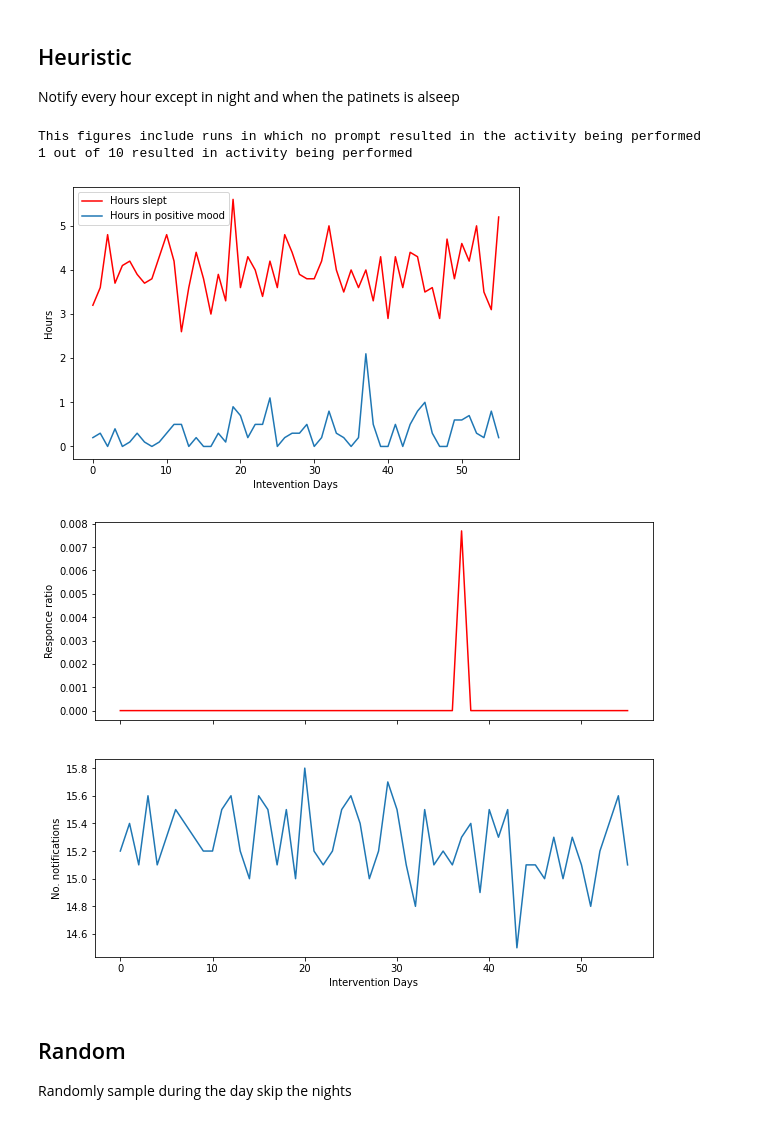
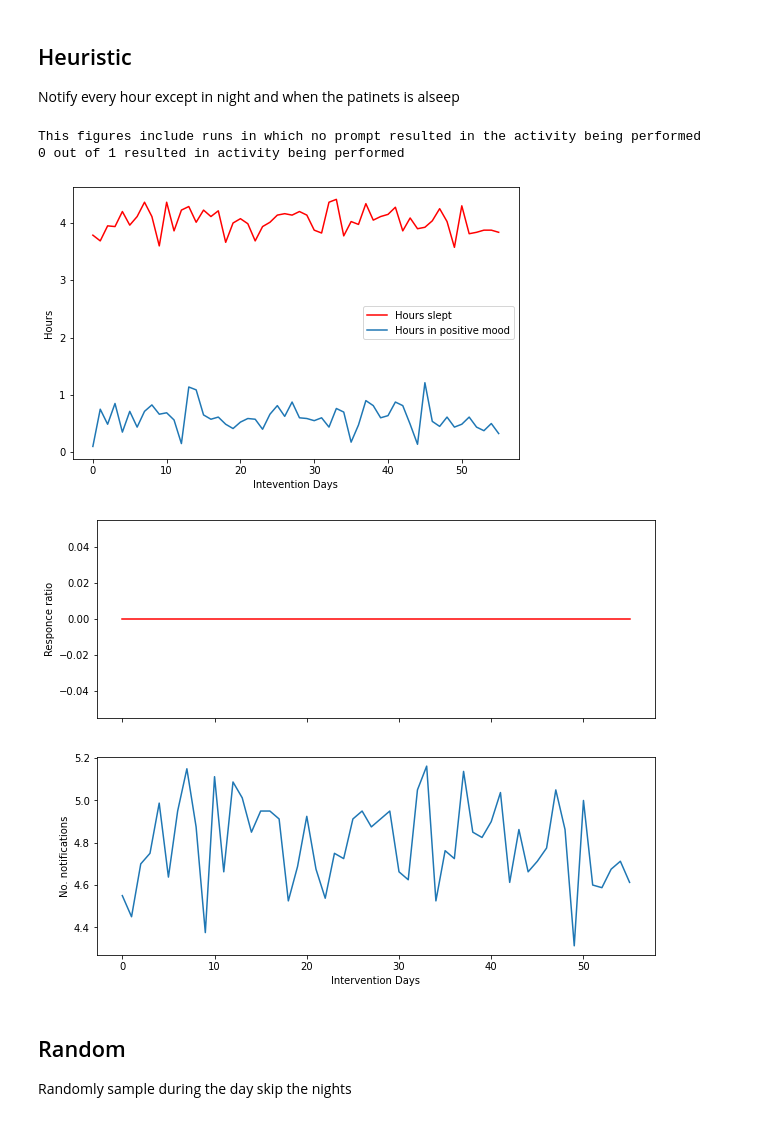
Before and after one commit to Antollo/capable-rl4vc, a Jupyter notebook: RLapproaches_comparison.ipynb, the cells around one changed output. Cells and saved outputs as stored; diff of their text form; code cells hidden in the pictures.

Commit message:
multi patient and multi decision version of the experiments

```diff
--- a/RLapproaches_comparison.ipynb
+++ b/RLapproaches_comparison.ipynb
@@ -37,3 +20,3 @@ time_preference_update_step= 9999999999999999 #very high e.g. 9999999999 to make
 # %%
 # 500 runs in the paper
-runs = 10
+runs = 1
@@ -39,0 +25,13 @@ runs = 10
+# %%
+num_p = 80 # number of patients
+# how patient vary
+v_prefered_activity = True
+v_motivation = True
+v_prefered_time = True
+
+
+#defauts
+behaviour_threshold=30
+prefered_activity =1
+motivated_by =2
+good_time = 0
@@ -40,4 +58,4 @@ runs = 10
 # %%
-results_directory = 'results'
+results_directory = 'results_varried_bt{}_n{}_a{}_m{}_t{}'.format(behaviour_threshold,num_p, v_prefered_activity, v_motivation, v_prefered_time )
 if not os.path.exists(results_directory):
     os.makedirs(results_directory)
@@ -125,23 +191,27 @@ Notify every hour except in night and when the patinets is alseep
 # %%
 def always_notify(env1, intervention_legth=eight_weeks):
 
-    action = [0,0,0,0]
+    actions = [[0,0,0,0] for e in range(len(env1.envs))]
     for i in  range(intervention_legth):
-
-        observation, reward, done, info = env1.step(action)
-        if observation[10] == 3 or observation[3] ==1:
-            action = [0,0,0,0]
-        else:
-            action = [1,0,0,0]
-
+        # print(actions)
+        observations, reward, done, info = env1.step(actions)
+        # print(observations)
+        actions = []
+        for observation in observations:
+            if observation[10] == 3 or observation[3] ==1:
+                action = [0,0,0,0]
+            else:
+                action = [1,0,0,0]
+            actions.append(action)
+        # print(actions)
     return env1
 # %%
-sleep_listh, positive_listh, rr_h_list, not_h_list = intervention(always_notify, runs, 'h', condition)
+_ = intervention(always_notify, runs, 'h', condition, vec_env= gym.vector.SyncVectorEnv)
 # %% [output]
 This figures include runs in which no prompt resulted in the activity being performed
-1 out of 10 resulted in activity being performed
+0 out of 1 resulted in activity being performed
-[figure, old version]
+[figure, new version]
-[figure, old version]
+[figure, new version]
 # %% [markdown]
 ## Random
 Randomly sample during the day skip the nights
```
Also changed, not shown: parts of 45 cells of this notebook.
